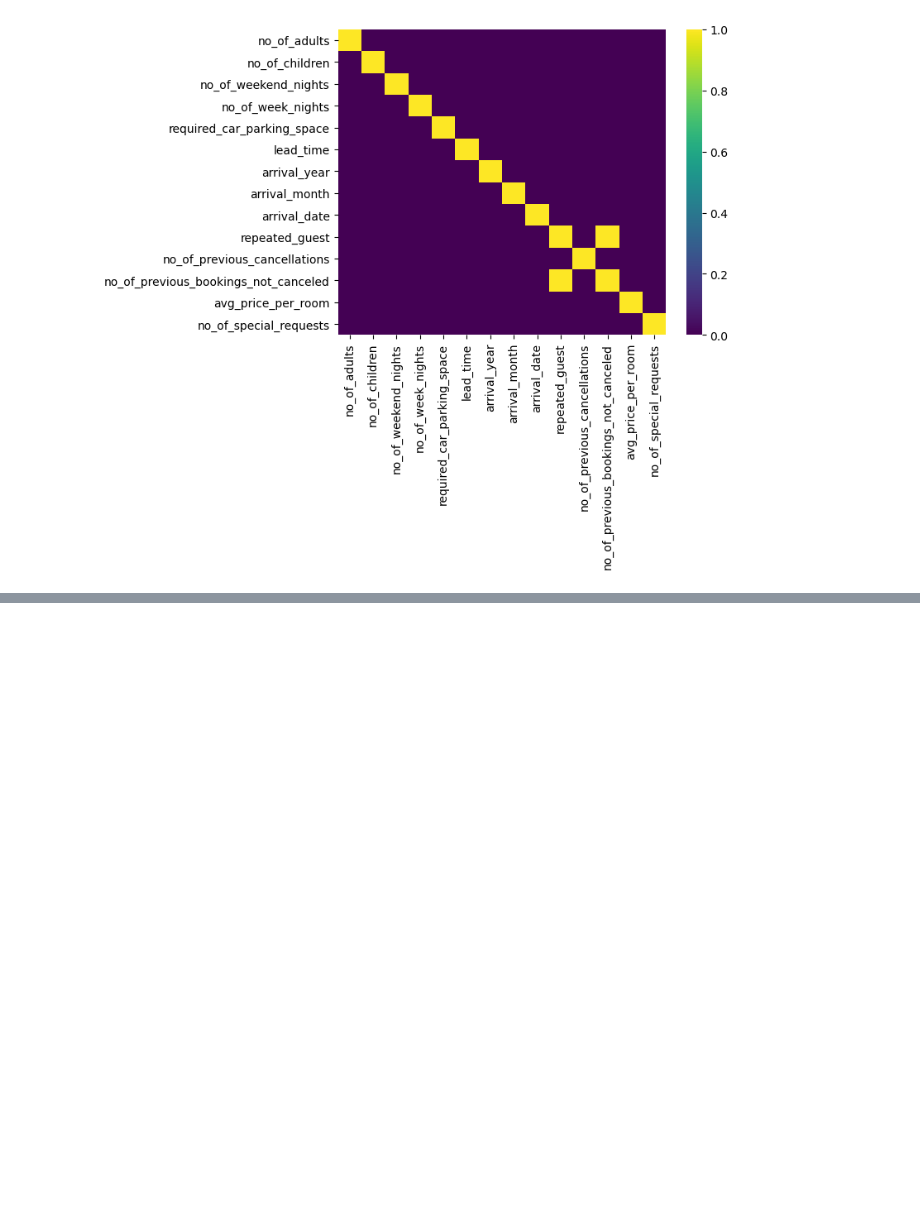
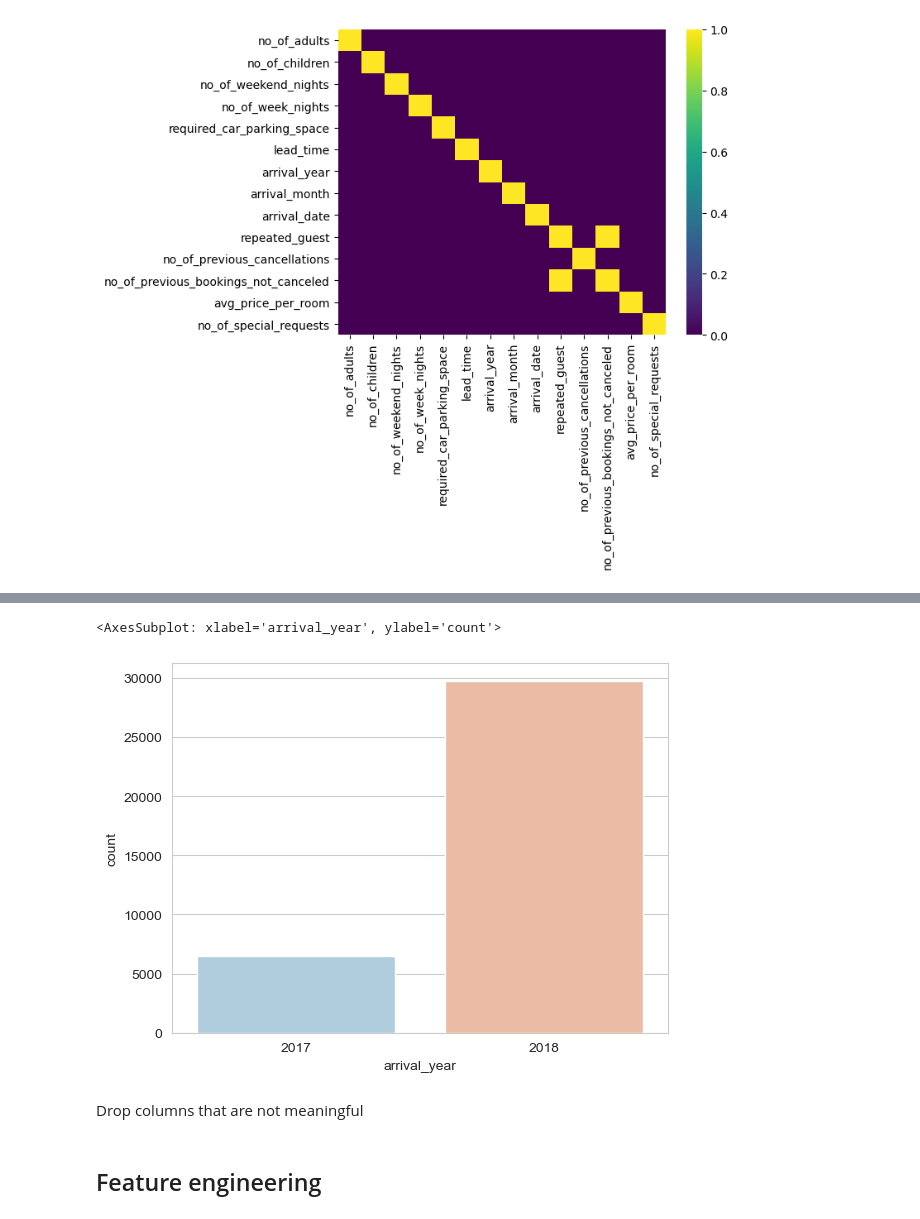
Before and after one commit to meiyun1995/simple-nn-classification, a Jupyter notebook: EDA_hotel_reservation.ipynb, the cells around one changed output, grey strips where cells are left out. Drawn from its saved outputs; the diff is of its cells as text; code cells hidden in the pictures; blank space fills up the shorter version.

Commit message:
EDA and feature engineering.

```diff
--- a/EDA_hotel_reservation.ipynb
+++ b/EDA_hotel_reservation.ipynb
@@ -64,0 +88,8 @@ sns.heatmap(df.corr()>0.5, annot=False, cmap='viridis')
+# %%
+sns.set_style('whitegrid')
+sns.countplot(x='arrival_year', data=df, palette='RdBu_r')
+# %% [output]
+<AxesSubplot: xlabel='arrival_year', ylabel='count'>
+[figure, added]
+# %% [markdown]
+Drop columns that are not meaningful
@@ -64,0 +98,2 @@ sns.heatmap(df.corr()>0.5, annot=False, cmap='viridis')
+# %% [markdown]
+## Feature engineering
```
Also changed, not shown: parts of 17 cells of this notebook, 1 other file.
